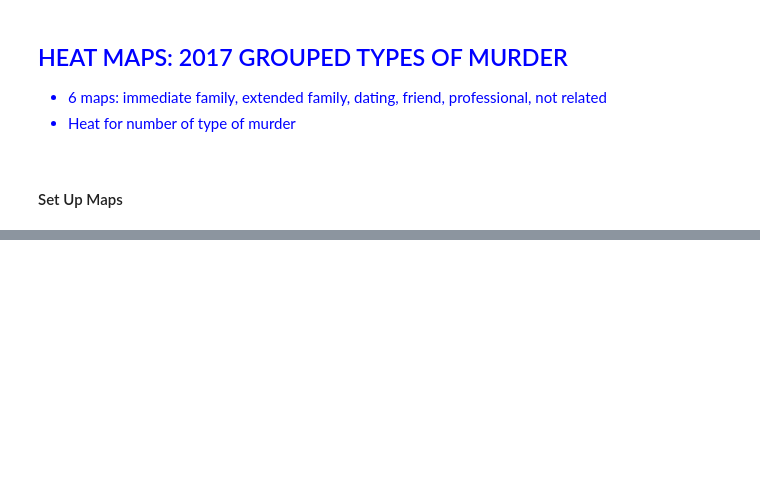
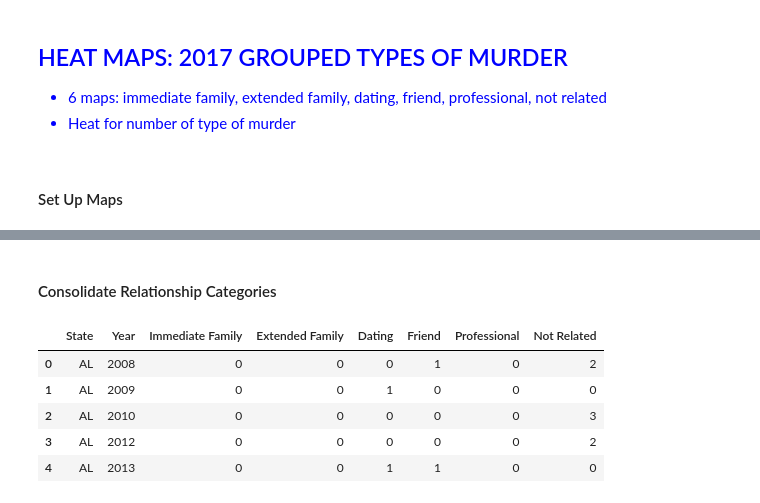
Before and after one commit to stace2775/07-Group_Project_1, a Jupyter notebook: Relationships.ipynb, the cells around one changed output, grey strips where cells are left out. Cells and saved outputs as stored; diff of their text form; code cells hidden in the pictures; blank space fills up the shorter version.

```diff
--- a/Relationships.ipynb
+++ b/Relationships.ipynb
@@ -556,0 +569,51 @@ gmaps.configure(km_gmaps_key)
+# %% [markdown]
+#### Consolidate Relationship Categories
+# %%
+relDF["Friend"] = relDF["Acquaintance"] + \
+                  relDF["Friend"] + \
+                  relDF["Neighbor"]
+
+relDF["Professional"] = relDF["Babysittee"] + \
+                        relDF["Employee"] + \
+                        relDF["Employer"]
+
+relDF["Dating"] = relDF["Boyfriend or Girlfriend"] + \
+                  relDF["Child of Boyfriend or Girlfriend"] + \
+                  relDF["Homosexual Relationship"]
+
+relDF["Immediate Family"] = relDF["Child"] + \
+                            relDF["Common Law Spouse"] + \
+                            relDF["Parent"] + \
+                            relDF["Sibling"] + \
+                            relDF["Stepchild"] + \
+                            relDF["Spouse"] + \
+                            relDF["Stepparent"] + \
+                            relDF["Stepsibling"] + \
+                            relDF["Ex-Spouse"]
+
+relDF["Extended Family"] = relDF["Grandchild"] + \
+                           relDF["Grandparent"] + \
+                           relDF["In-Law"] + \
+                           relDF["Other Family Member"]
+
+relDF["Not Related"] = relDF["Otherwise Known"] + \
+                       relDF["Stranger"] + \
+                       relDF["Offender"]
+
+relDF2017consolidated = relDF[["State",
+                               "Year",
+                               "Immediate Family",
+                               "Extended Family",
+                               "Dating",
+                               "Friend",
+                               "Professional",
+                               "Not Related"]]
+
+relDF2017consolidated.head()
+# %% [output]
+|  | State | Year | Immediate Family | Extended Family | Dating | Friend | Professional | Not Related |
+| 0 | AL | 2008 | 0 | 0 | 0 | 1 | 0 | 2 |
+| 1 | AL | 2009 | 0 | 0 | 1 | 0 | 0 | 0 |
+| 2 | AL | 2010 | 0 | 0 | 0 | 0 | 0 | 3 |
+| 3 | AL | 2012 | 0 | 0 | 0 | 0 | 0 | 2 |
+| 4 | AL | 2013 | 0 | 0 | 1 | 1 | 0 | 0 |
```
Also changed, not shown: parts of 16 cells of this notebook, 6 other files.
